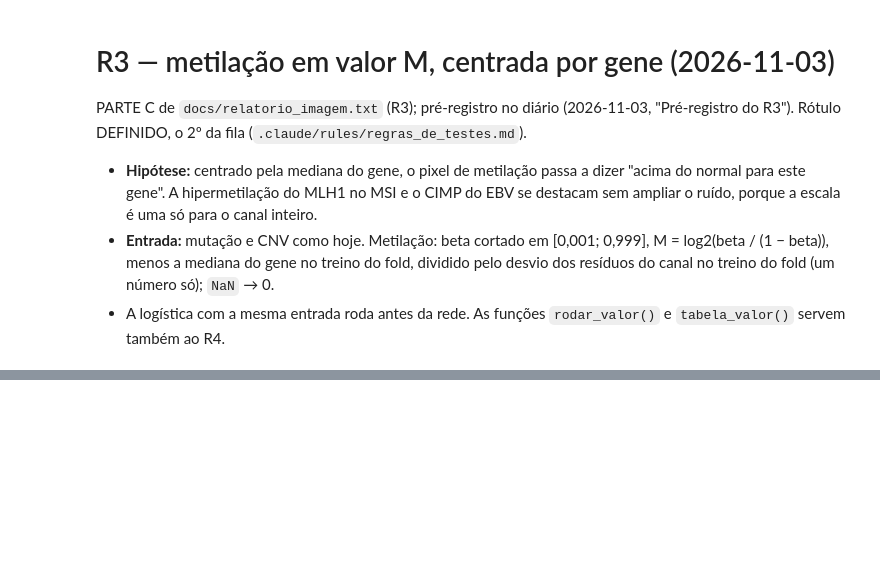
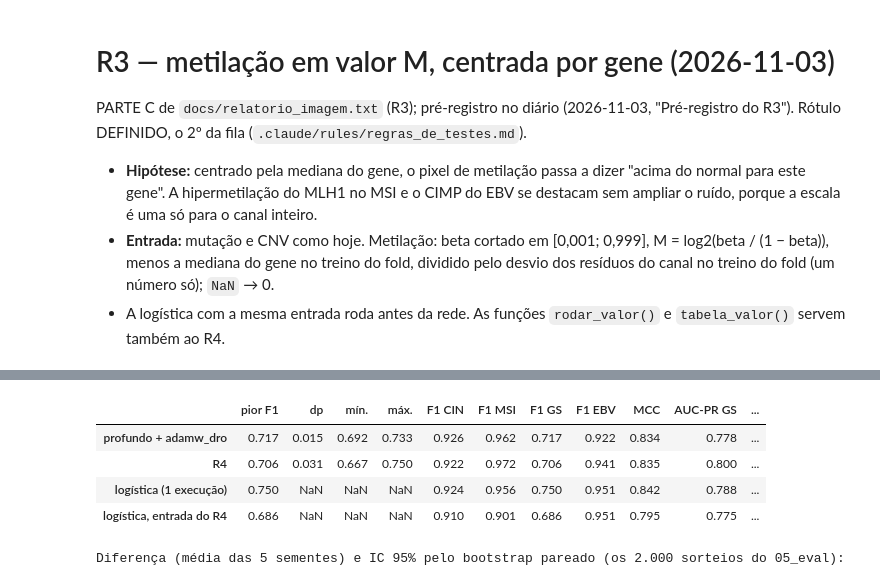
Before and after one commit to leocendino/imagens_de_cg_para_classificacao, a Jupyter notebook: notebooks/04_models.ipynb, the cells around one changed output, grey strips where cells are left out. Cells and saved outputs as stored; diff of their text form; code cells hidden in the pictures; blank space fills up the shorter version.

```diff
--- a/notebooks/04_models.ipynb
+++ b/notebooks/04_models.ipynb
@@ -1672,0 +1673,26 @@ Diferença (média das 5 sementes) e IC 95% pelo bootstrap pareado (os 2.000 sor
+# %%
+def comprimir(z):
+    # compressão das caudas (PARTE C, R4): perto de 0 quase não muda, e o módulo nunca passa de 3
+    return 3 * np.tanh(z / 3)
+
+
+def preparar_r4(k):
+    # z por canal como hoje; depois, mutação e CNV comprimidas; a metilação fica como hoje
+    z = padronizar(tensor, padronizacao[k])
+    z[:, :2] = comprimir(z[:, :2])
+    return z
+
+
+# autoteste, antes da hora de treino. Contas à mão: 3·tanh(9,26/3) = 2,99; 3·tanh(7,6/3) = 2,96; 3·tanh(1/3) = 0,96
+assert np.allclose(comprimir(np.array([9.26, 7.6, 1.0, 0.0, -9.26])), [2.99, 2.96, 0.96, 0.0, -2.99], atol=0.01)
+for k in range(K):
+    atual, z = padronizar(tensor, padronizacao[k]), preparar_r4(k)
+    assert np.array_equal(z[:, 2], atual[:, 2]), k                    # metilação igual à de hoje
+    assert np.array_equal(z[:, :2] == 0, atual[:, :2] == 0), k        # NaN → 0 continua 0
+    assert (np.abs(z[:, :2]) <= 3).all(), k                           # nenhum valor passa de 3
+    assert (np.abs(z[:, :2]) <= np.abs(atual[:, :2]) + 1e-6).all(), k  # só encolhe (folga do arredondamento em float32)
+print("desvio por canal no treino do fold 4:", {c: round(float(z[fold != k, i].std()), 3) for i, c in enumerate(CANAIS)})
+x = FORMATOS["hilbert"](z[sub])                                       # 1 época em 40 pacientes
+p = treinar_variante(x, y[sub], x[:3], SEED, **BASE, epocas=1)
+assert p.shape == (3, 4) and np.allclose(p.sum(axis=1), 1, atol=1e-4)
+del atual, z, x, p
@@ -1672,0 +1702,2 @@ Diferença (média das 5 sementes) e IC 95% pelo bootstrap pareado (os 2.000 sor
+# %%
+P_LOG_R4 = rodar_valor("R4", preparar_r4)
@@ -1672,0 +1722,12 @@ Diferença (média das 5 sementes) e IC 95% pelo bootstrap pareado (os 2.000 sor
+# %%
+tab_4, comp_4 = tabela_valor("R4", P_LOG_R4)
+display(tab_4.round(3))
+print("Diferença (média das 5 sementes) e IC 95% pelo bootstrap pareado (os 2.000 sorteios do 05_eval):")
+comp_4
+# %% [output]
+|  | pior F1 | dp | mín. | máx. | F1 CIN | F1 MSI | F1 GS | F1 EBV | MCC | AUC-PR GS | ... |
+| profundo + adamw_dro | 0.717 | 0.015 | 0.692 | 0.733 | 0.926 | 0.962 | 0.717 | 0.922 | 0.834 | 0.778 | ... |
+| R4 | 0.706 | 0.031 | 0.667 | 0.750 | 0.922 | 0.972 | 0.706 | 0.941 | 0.835 | 0.800 | ... |
+| logística (1 execução) | 0.750 | NaN | NaN | NaN | 0.924 | 0.956 | 0.750 | 0.951 | 0.842 | 0.788 | ... |
+| logística, entrada do R4 | 0.686 | NaN | NaN | NaN | 0.910 | 0.901 | 0.686 | 0.951 | 0.795 | 0.775 | ... |
+Diferença (média das 5 sementes) e IC 95% pelo bootstrap pareado (os 2.000 sorteios do 05_eval):
```
Also changed, not shown: parts of 16 cells of this notebook, 1 other file.
